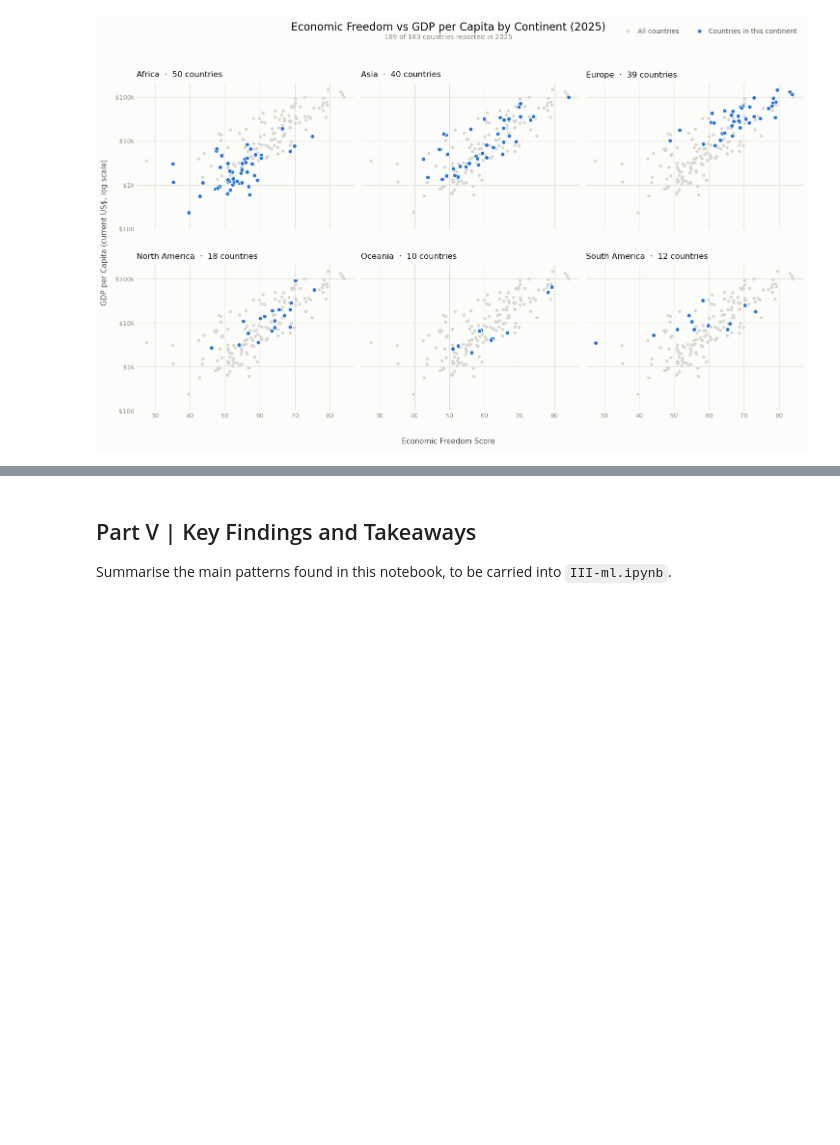
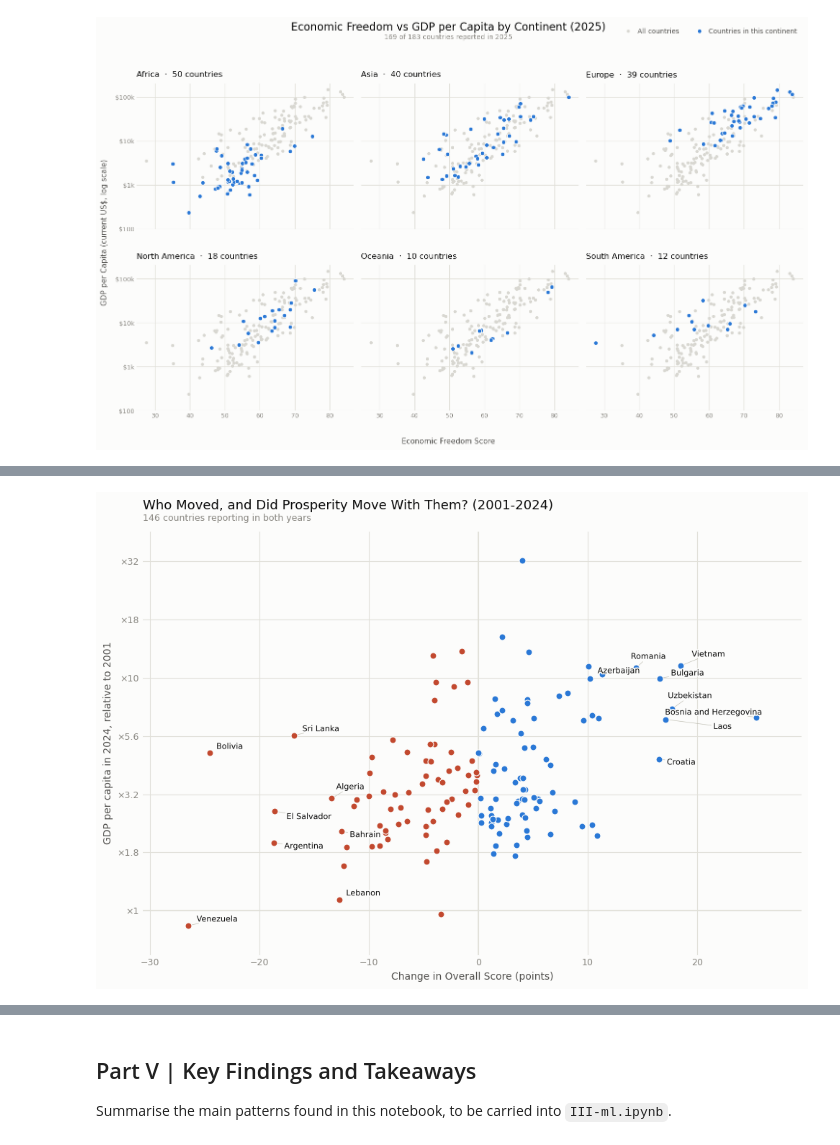
Before and after one commit to ValentimPiazera/wb-economic-freedom, a Jupyter notebook: notebooks/II-analysis.ipynb, the cells around one changed output, grey strips where cells are left out. Cells and saved outputs as stored; diff of their text form; code cells hidden in the pictures; blank space fills up the shorter version.

```diff
--- a/notebooks/II-analysis.ipynb
+++ b/notebooks/II-analysis.ipynb
@@ -220,0 +297,16 @@ Quantify how strongly economic freedom sub-components correlate with development
+# %%
+changes = utils.period_change(df, [freedom_col, log_gdp_col], 2001, 2024)
+
+fig = viz.plot_change_scatter(
+    changes,
+    freedom_col,
+    log_gdp_col,
+    title="Who Moved, and Did Prosperity Move With Them? (2001-2024)",
+    xlabel="Change in Overall Score (points)",
+    ylabel="GDP per capita in 2024, relative to 2001",
+    subtitle=f"{len(changes)} countries reporting in both years",
+    y_formatter=viz.log10_multiple,
+)
+plt.show()
+# %% [output]
+[figure, added]
```
Also changed, not shown: parts of 15 cells of this notebook, 5 other files.
